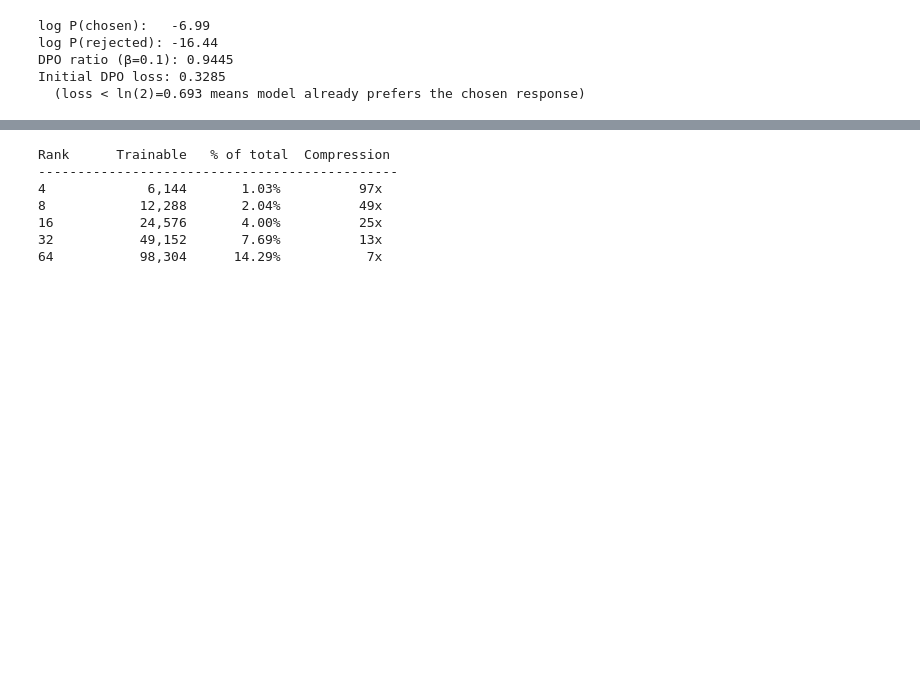
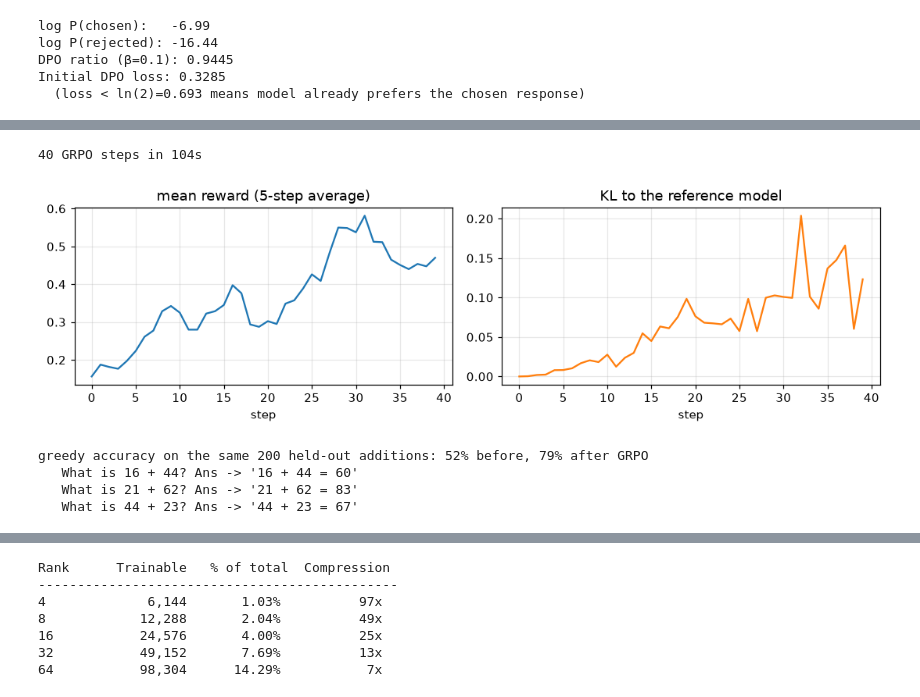
Before and after one commit to nathanael-fijalkow/LLM-Course, a Jupyter notebook: notebooks/05_post_training.ipynb, the cells around one changed output, grey strips where cells are left out. Saved outputs shown, nothing was run; the diff lists cells and outputs as text; code cells hidden in the pictures; blank space fills up the shorter version.

```diff
--- a/notebooks/05_post_training.ipynb
+++ b/notebooks/05_post_training.ipynb
@@ -346,0 +1113,10 @@ $$\mathcal{L}_{\text{DPO}} = -\log\sigma\!\left(\beta \left[\log\frac{\pi_\theta
+# %%
+def dpo_loss(logp_w, logp_l, ref_logp_w, ref_logp_l, beta=0.1):
+    # log-probabilities of the full chosen (w) and rejected (l) responses
+    margin = (logp_w - ref_logp_w) - (logp_l - ref_logp_l)
+    return -F.logsigmoid(beta * margin)
+
+ref_w, ref_l = torch.tensor(-42.0), torch.tensor(-40.0)          # reference prefers the rejected answer
+for shift in [0.0, 5.0, 20.0, 50.0]:
+    loss = dpo_loss(ref_w + shift, ref_l - shift, ref_w, ref_l)
+    print(f"policy moved by {shift:4.0f} nats in favour of y_w: loss = {loss.item():.3f}")
@@ -558,0 +1617,59 @@ Only $A$ and $B$ are trained. After training, they can be **merged back** into $
+# %%
+def completion_logprobs(model, prompt_ids, prompt_mask, completion):
+    full = torch.cat([prompt_ids, completion], 1)
+    attention = torch.cat([prompt_mask, torch.ones_like(completion)], 1)
+    logits = model(full, attention_mask=attention, logits_to_keep=completion.shape[1] + 1).logits[:, :-1].float()
+    return torch.log_softmax(logits, -1).gather(2, completion[..., None]).squeeze(-1)
+
+
+GROUP, PROMPTS, BETA, STEPS = 8, 4, 0.02, 40
+optimizer = torch.optim.AdamW(policy.parameters(), lr=2e-6)
+policy.gradient_checkpointing_enable()          # recompute the activations during the backward pass: half the memory
+rng = random.Random(0)
+log = []
+t0 = time.time()
+for step in range(STEPS):
+    problems = [addition_problem(rng) for _ in range(PROMPTS)]
+    batch = rl_tok([chat(q) for q, _ in problems for _ in range(GROUP)], return_tensors="pt", padding=True).to(device)
+    policy.eval()                                                           # generation with the KV cache
+    with torch.no_grad():                                                   # 1. sample a group of answers per prompt
+        out = policy.generate(**batch, max_new_tokens=16, do_sample=True, temperature=1.0, top_k=0, top_p=1.0,
+                              pad_token_id=rl_tok.pad_token_id, eos_token_id=END)
+    completion = out[:, batch.input_ids.shape[1]:]
+    texts = rl_tok.batch_decode(completion, skip_special_tokens=True)
+    rewards = torch.tensor([addition_reward(t, problems[i // GROUP][1]) for i, t in enumerate(texts)], device=device).view(PROMPTS, GROUP)
+    advantages = ((rewards - rewards.mean(1, keepdim=True)) / (rewards.std(1, keepdim=True) + 1e-4)).view(-1)   # 2.
+
+    ended = (completion == END) | (completion == rl_tok.pad_token_id)       # keep tokens up to the first end token
+    mask = ((torch.cumsum(ended.int(), 1) - ended.int()) == 0).float()
+    policy.train()                                                          # checkpointing is active in training mode
+    logp = completion_logprobs(policy, batch.input_ids, batch.attention_mask, completion)
+    with torch.no_grad():
+        ref_logp = completion_logprobs(reference, batch.input_ids, batch.attention_mask, completion)
+    kl = torch.exp(ref_logp - logp) - (ref_logp - logp) - 1                 # per-token KL estimator (k3), always >= 0
+    per_token = -advantages[:, None] * logp + BETA * kl                     # 3.
+    loss = ((per_token * mask).sum(1) / mask.sum(1).clamp(min=1)).mean()
+    optimizer.zero_grad()
+    loss.backward()
+    torch.nn.utils.clip_grad_norm_(policy.parameters(), 1.0)
+    optimizer.step()
+    log.append({"step": step, "mean reward": rewards.mean().item(), "KL to reference": ((kl * mask).sum() / mask.sum()).item(),
+                "groups with no signal": (rewards.std(1) == 0).float().mean().item()})
+print(f"{STEPS} GRPO steps in {time.time() - t0:.0f}s")
+log = pd.DataFrame(log).set_index("step")
+fig, axes = plt.subplots(1, 2, figsize=(10, 3))
+log["mean reward"].rolling(5, min_periods=1).mean().plot(ax=axes[0], title="mean reward (5-step average)")
+log["KL to reference"].plot(ax=axes[1], title="KL to the reference model", color="C1")
+plt.tight_layout(); plt.show()
+
+after_acc, after_examples = addition_eval(policy)
+print(f"greedy accuracy on the same 200 held-out additions: {before_acc:.0%} before, {after_acc:.0%} after GRPO")
+for q, a in after_examples:
+    print(f"   {q[:20]} -> {a!r}")
+# %% [output]
+40 GRPO steps in 104s
+[figure, added]
+greedy accuracy on the same 200 held-out additions: 52% before, 79% after GRPO
+   What is 16 + 44? Ans -> '16 + 44 = 60'
+   What is 21 + 62? Ans -> '21 + 62 = 83'
+   What is 44 + 23? Ans -> '44 + 23 = 67'
```
Also changed, not shown: parts of 82 cells of this notebook, 9 other files.
